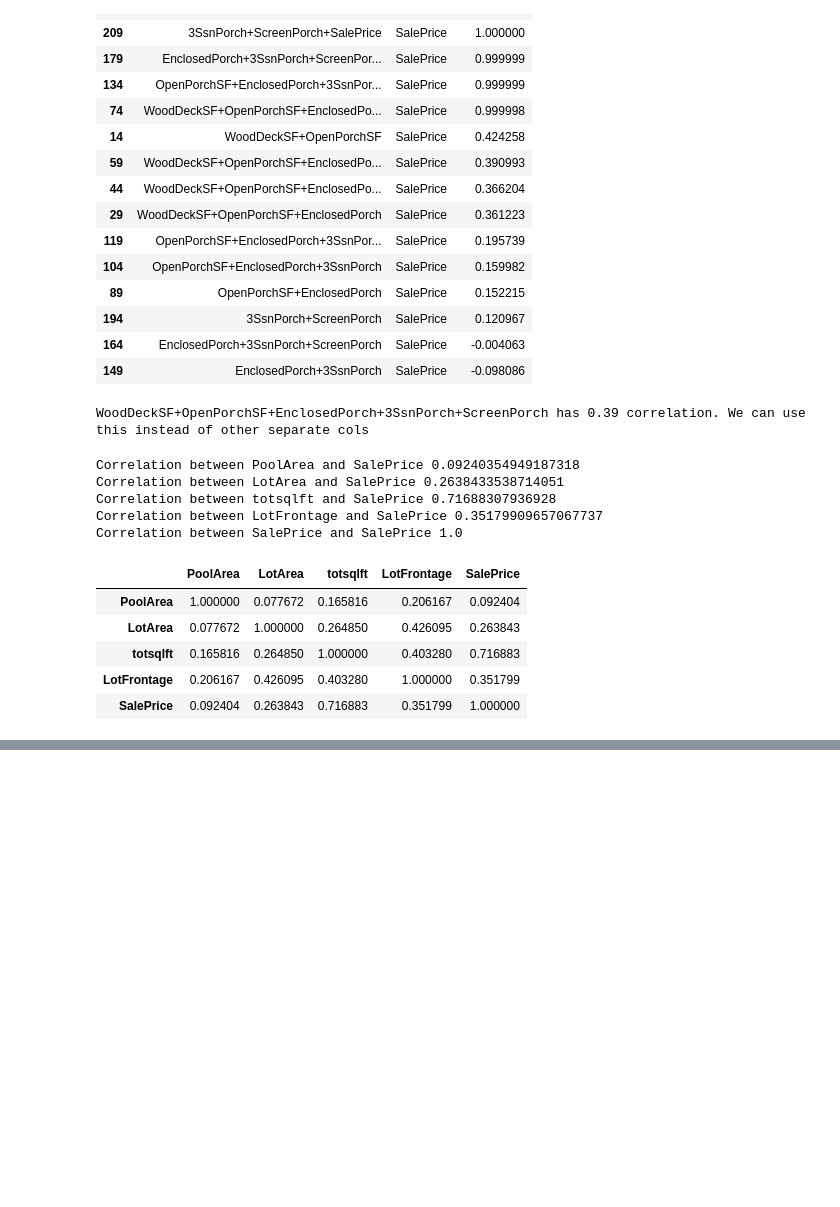
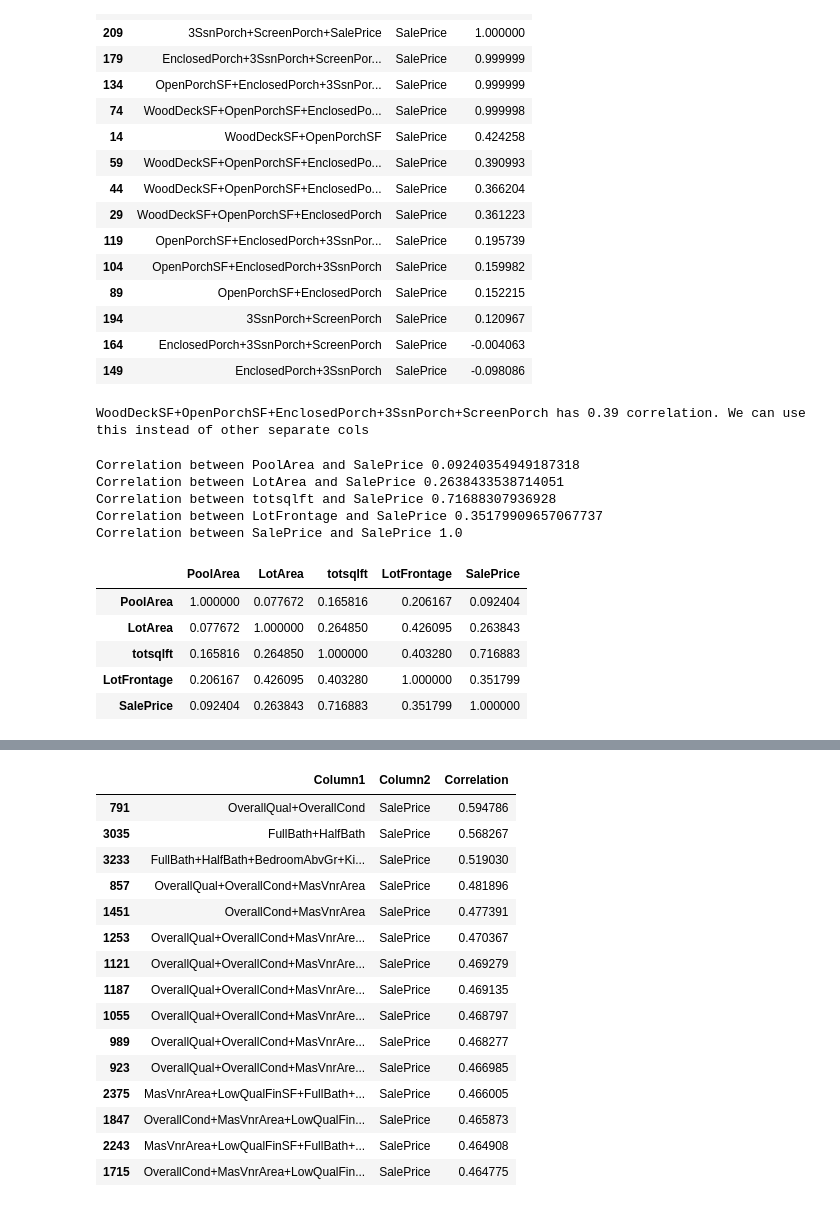
Before and after one commit to Anurag163/Kaggle--House-Prediction, a Jupyter notebook: House prediction Script.ipynb, the cells around one changed output, grey strips where cells are left out. Saved outputs shown, nothing was run; the diff lists cells and outputs as text; code cells hidden in the pictures; blank space fills up the shorter version.

Commit message:
Finishing multicollinearity analysis

```diff
--- a/House prediction Script.ipynb
+++ b/House prediction Script.ipynb
@@ -624,0 +625,9 @@ We will leave this as it is
+# %%
+#Checking correlation for the remaining columns
+Rem_Cols=['MSSubClass','OverallQual','OverallCond','YearRemodAdd','YearBuilt','MasVnrArea','LowQualFinSF','FullBath','HalfBath','BedroomAbvGr','KitchenAbvGr','Fireplaces','MiscVal','MoSold','YrSold','SalePrice']
+Rem_Cols_wo_yr=['MSSubClass','OverallQual','OverallCond','MasVnrArea','LowQualFinSF','FullBath','HalfBath','BedroomAbvGr','KitchenAbvGr','Fireplaces','MiscVal','MoSold','SalePrice']
+numeric_cols_df[Rem_Cols].head(10)
+Rem_col_df=numeric_cols_df[Rem_Cols]
+Rem_col_df_corr=Rem_col_df.corr()
+for i in Rem_Cols:
+    print(f'Correlation between {i} and SalePrice',Rem_col_df_corr.loc[i,'SalePrice'])
@@ -624,0 +651,67 @@ We will leave this as it is
+# %%
+with warnings.catch_warnings():
+    warnings.simplefilter("ignore", pd.errors.PerformanceWarning)
+#Feature engineering rem cols
+    numeric_cols_df_rem_feat_eng = numeric_cols_df_Total_sq_feet.copy()
+
+    #Script to select all possible featue engineering cols
+    new_rem_cols = []
+    for i in range(len(Rem_Cols_wo_yr) - 1):
+        for j in range(i + 1, len(Rem_Cols_wo_yr)):
+            new_rem_cols.append('+'.join(Rem_Cols_wo_yr[i:j + 1]))
+
+
+
+    # Remove combinations containing 'SalePrice'
+    new_rem_cols = [col for col in new_rem_cols if 'SalePrice' not in col]
+
+
+    for i in new_rem_cols:
+        split_cols=i.split('+')
+        split_cols_len=len(split_cols)
+        numeric_cols_df_rem_feat_eng[i]=0
+        for j in split_cols:
+            numeric_cols_df_rem_feat_eng[i]+=numeric_cols_df_rem_feat_eng[j]
+
+    #Creating correlation matrix from numeric_cols_df_bsmt_feat_eng
+    correlation_matrix_numeric_cols_df_rem_feat_eng=numeric_cols_df_rem_feat_eng.corr()
+
+    multicollinearity_output_rem = ''
+    for i in new_rem_cols:
+        for j in new_rem_cols:
+            if correlation_matrix_numeric_cols_df_rem_feat_eng.loc[i, j] != 1:
+                multicollinearity_output_rem += f'multicollinearity for columns {i} and {j} {correlation_matrix_numeric_cols_df_rem_feat_eng.loc[i, j]}\n'
+        multicollinearity_output_rem += f'multicollinearity for columns {i} and SalePrice {correlation_matrix_numeric_cols_df_rem_feat_eng.loc[i, "SalePrice"]}\n\n'
+
+    # Now, let's process the output and create a DataFrame
+    data_rem = []
+    for line in multicollinearity_output_rem.strip().split('\n'):
+        match = re.match(r"multicollinearity for columns (.+) and (.+) ([-\d\.]+)", line)
+        if match:
+            col1, col2, value = match.groups()
+
+            data_rem.append([col1, col2, float(value)])
+
+    df_feat_correlation_rem = pd.DataFrame(data_rem, columns=['Column1', 'Column2', 'Correlation'])
+    df_feat_correlation_rem_sorted=df_feat_correlation_rem.sort_values(by='Correlation',ascending=False)
+
+    for i in Rem_Cols:
+        print(f'Correlation between {i} and SalePrice',Rem_col_df_corr.loc[i,'SalePrice'])
+
+    display(df_feat_correlation_rem_sorted[df_feat_correlation_rem_sorted['Column2']=='SalePrice'].head(15))
+
+
+
+
+# numeric_cols_df_PoolArea_LotArea_feat_eng['LotFrontage+LotArea']=numeric_cols_df_PoolArea_LotArea_feat_eng['LotFrontage']+numeric_cols_df_PoolArea_LotArea_feat_eng['LotArea']
+# numeric_cols_df_PoolArea_LotArea_feat_eng_solo_corr=numeric_cols_df_PoolArea_LotArea_feat_eng.corr()
+# print('Lotfrontage+lotarea with Saleprice',numeric_cols_df_PoolArea_LotArea_feat_eng_solo_corr.loc['LotFrontage+LotArea','SalePrice'])
+
+# print('We will leave this as it is.')
+print('We will do fullbath+halfbath. Correlation is 0.568267. Rest of them we will leave as it is')
+
+numeric_cols_df_rem_feat_eng['Kitchen+bedroom']=numeric_cols_df_rem_feat_eng['KitchenAbvGr']+numeric_cols_df_rem_feat_eng['BedroomAbvGr']
+
+corr_numeric_cols_df_rem_feat_eng_kitchen_bedroom=numeric_cols_df_rem_feat_eng.corr()
+corr_numeric_cols_df_rem_feat_eng_kitchen_bedroom.loc['Kitchen+bedroom','SalePrice']
+# %% [output]
@@ -624,0 +734,16 @@ We will leave this as it is
+|  | Column1 | Column2 | Correlation |
+| 791 | OverallQual+OverallCond | SalePrice | 0.594786 |
+| 3035 | FullBath+HalfBath | SalePrice | 0.568267 |
+| 3233 | FullBath+HalfBath+BedroomAbvGr+Ki... | SalePrice | 0.519030 |
+| 857 | OverallQual+OverallCond+MasVnrArea | SalePrice | 0.481896 |
+| 1451 | OverallCond+MasVnrArea | SalePrice | 0.477391 |
+| 1253 | OverallQual+OverallCond+MasVnrAre... | SalePrice | 0.470367 |
+| 1121 | OverallQual+OverallCond+MasVnrAre... | SalePrice | 0.469279 |
+| 1187 | OverallQual+OverallCond+MasVnrAre... | SalePrice | 0.469135 |
+| 1055 | OverallQual+OverallCond+MasVnrAre... | SalePrice | 0.468797 |
+| 989 | OverallQual+OverallCond+MasVnrAre... | SalePrice | 0.468277 |
+| 923 | OverallQual+OverallCond+MasVnrAre... | SalePrice | 0.466985 |
+| 2375 | MasVnrArea+LowQualFinSF+FullBath+... | SalePrice | 0.466005 |
+| 1847 | OverallCond+MasVnrArea+LowQualFin... | SalePrice | 0.465873 |
+| 2243 | MasVnrArea+LowQualFinSF+FullBath+... | SalePrice | 0.464908 |
+| 1715 | OverallCond+MasVnrArea+LowQualFin... | SalePrice | 0.464775 |
```
Also changed, not shown: parts of 7 cells of this notebook.
